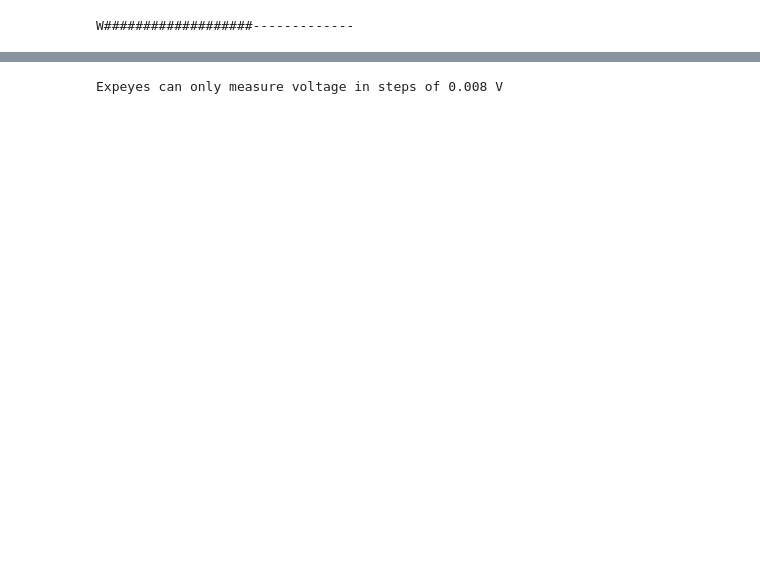
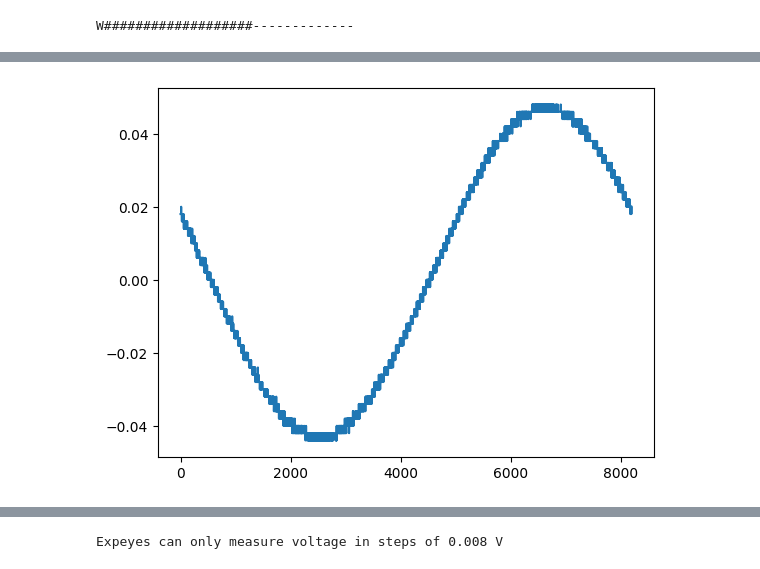
Before and after one commit to AdhilshaA/Lockin_expeyes, a Jupyter notebook: codes/FnGen_Expeyes_trial.ipynb, the cells around one changed output, grey strips where cells are left out. Drawn from its saved outputs; the diff is of its cells as text; code cells hidden in the pictures; blank space fills up the shorter version.

```diff
--- a/codes/FnGen_Expeyes_trial.ipynb
+++ b/codes/FnGen_Expeyes_trial.ipynb
@@ -42,0 +62,6 @@ plt.show()
+# %%
+# checking the time array by plotting
+plt.plot(v1)
+plt.show()
+# %% [output]
+[figure, added]
```
Also changed, not shown: parts of 6 cells of this notebook, 3 other files.
